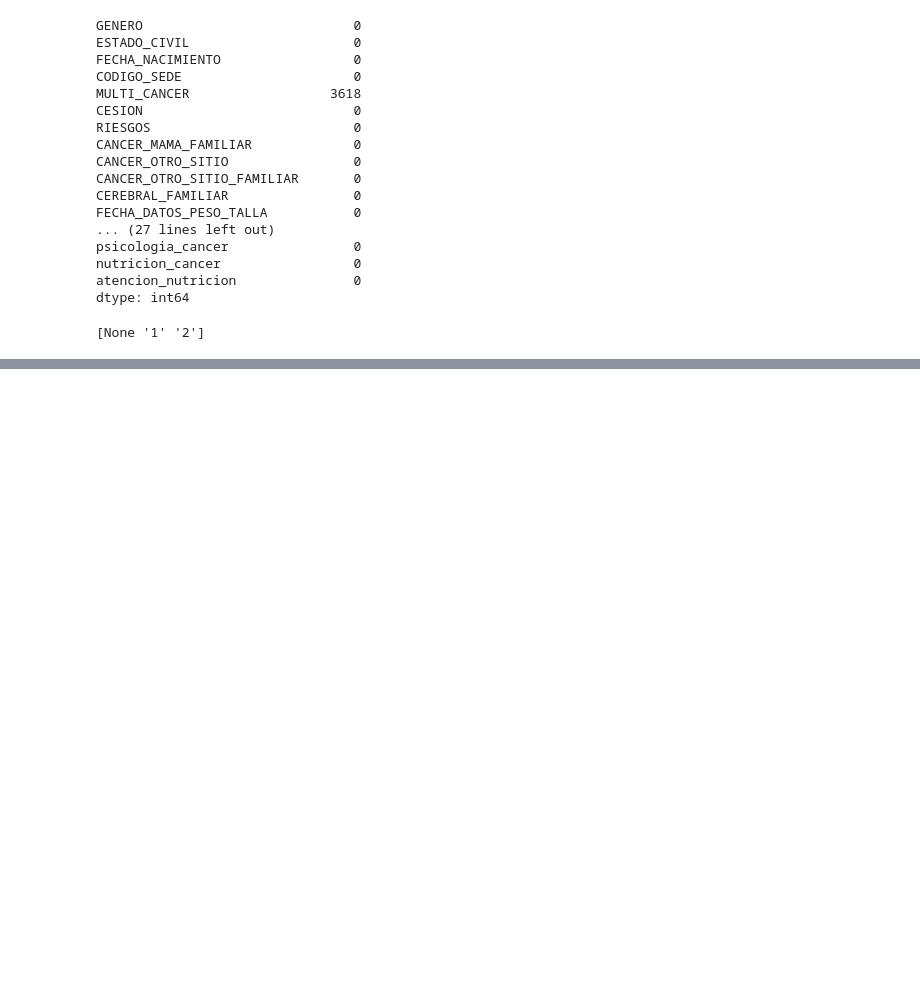
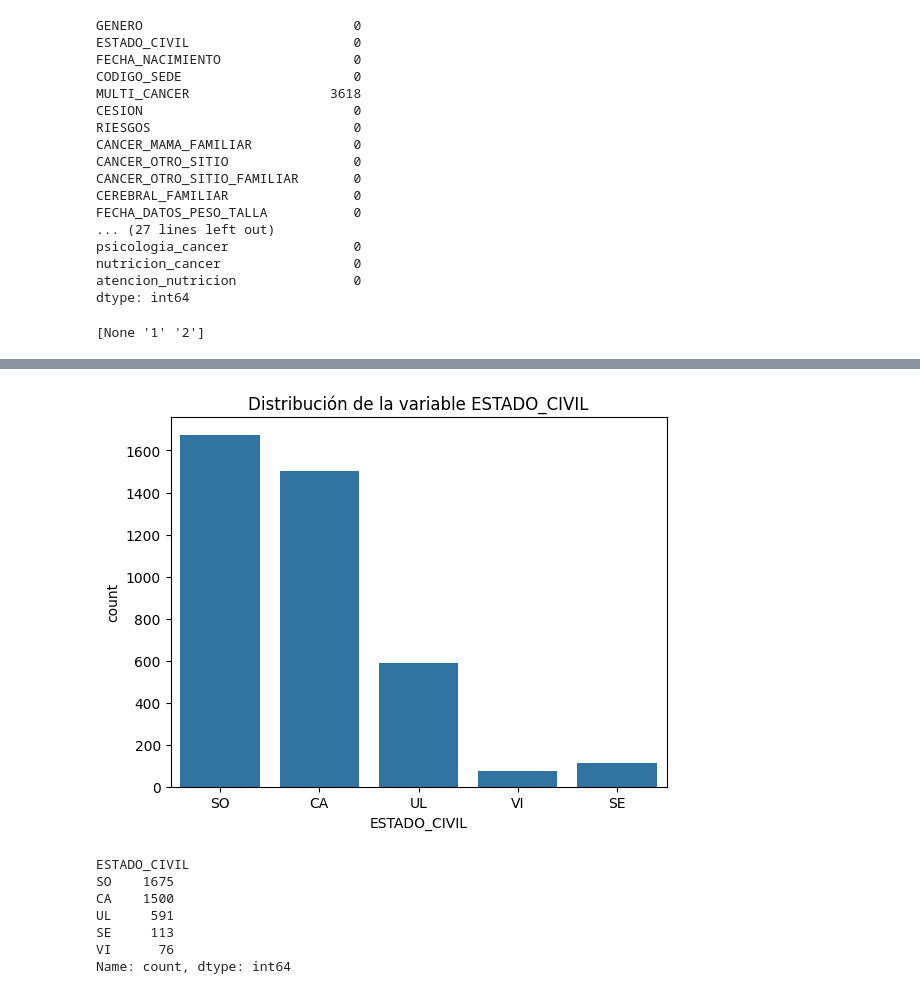
Before and after one commit to rchicangana/AprendizajeAutomaticoII, a Jupyter notebook: Notebooks/NoteBookOncoPredict.ipynb, the cells around one changed output, grey strips where cells are left out. Drawn from its saved outputs; the diff is of its cells as text; code cells hidden in the pictures; blank space fills up the shorter version.

```diff
--- a/Notebooks/NoteBookOncoPredict.ipynb
+++ b/Notebooks/NoteBookOncoPredict.ipynb
@@ -92,0 +120,16 @@ print(df['MULTI_CANCER'].unique())
+# %%
+#analizamos la variable ESTADO_CIVIL
+sns.countplot(x='ESTADO_CIVIL', data=df)
+plt.title('Distribución de la variable ESTADO_CIVIL')
+plt.show()
+#contamos cuantos valores unicos hay en la variable ESTADO_CIVIL
+print(df['ESTADO_CIVIL'].value_counts())
+# %% [output]
+[figure, added]
+ESTADO_CIVIL
+SO    1675
+CA    1500
+UL     591
+SE     113
+VI      76
+Name: count, dtype: int64
```
Also changed, not shown: parts of 38 cells of this notebook.
